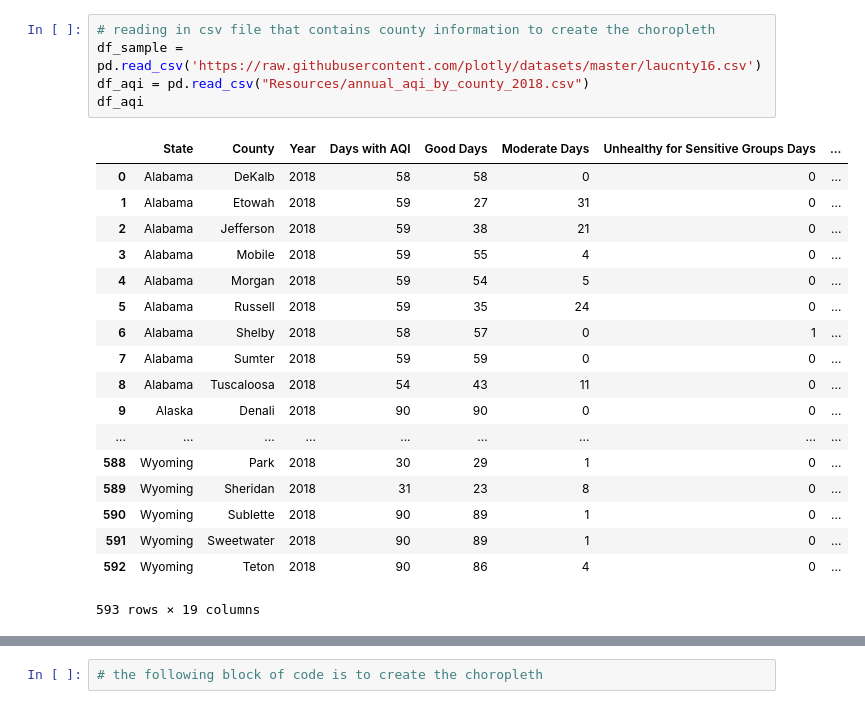
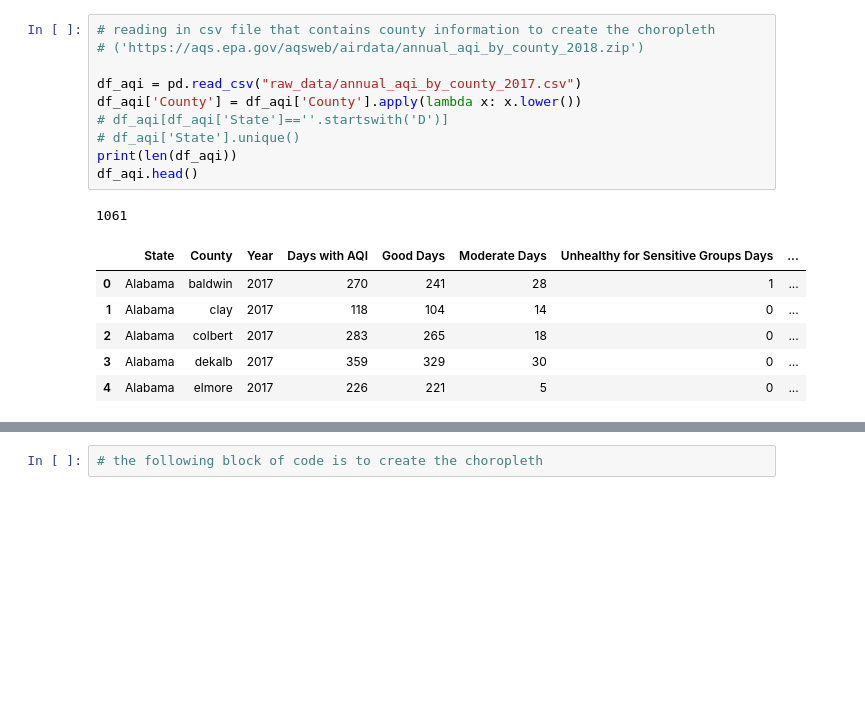
Before and after one commit to alyssflynn/project-1, a Jupyter notebook: Data_exploration_choropleths.ipynb, the cells around one changed output, grey strips where cells are left out. Saved outputs shown, nothing was run; the diff lists cells and outputs as text; blank space fills up the shorter version.

```diff
--- a/Data_exploration_choropleths.ipynb
+++ b/Data_exploration_choropleths.ipynb
@@ -11,24 +73,18 @@ plotly.tools.set_credentials_file(username='michaelgarza', api_key='Dqqcuh2voaSq
 # %%
 # reading in csv file that contains county information to create the choropleth
-df_sample = pd.read_csv('https://raw.githubusercontent.com/plotly/datasets/master/laucnty16.csv')
-df_aqi = pd.read_csv("Resources/annual_aqi_by_county_2018.csv")
-df_aqi
+# ('https://aqs.epa.gov/aqsweb/airdata/annual_aqi_by_county_2018.zip')
+
+df_aqi = pd.read_csv("raw_data/annual_aqi_by_county_2017.csv")
+df_aqi['County'] = df_aqi['County'].apply(lambda x: x.lower())
+# df_aqi[df_aqi['State']==''.startswith('D')]
+# df_aqi['State'].unique()
+print(len(df_aqi))
+df_aqi.head()
 # %% [output]
+1061
 |  | State | County | Year | Days with AQI | Good Days | Moderate Days | Unhealthy for Sensitive Groups Days | ... |
-| 0 | Alabama | DeKalb | 2018 | 58 | 58 | 0 | 0 | ... |
-| 1 | Alabama | Etowah | 2018 | 59 | 27 | 31 | 0 | ... |
-| 2 | Alabama | Jefferson | 2018 | 59 | 38 | 21 | 0 | ... |
-| 3 | Alabama | Mobile | 2018 | 59 | 55 | 4 | 0 | ... |
-| 4 | Alabama | Morgan | 2018 | 59 | 54 | 5 | 0 | ... |
-| 5 | Alabama | Russell | 2018 | 59 | 35 | 24 | 0 | ... |
-| 6 | Alabama | Shelby | 2018 | 58 | 57 | 0 | 1 | ... |
-| 7 | Alabama | Sumter | 2018 | 59 | 59 | 0 | 0 | ... |
-| 8 | Alabama | Tuscaloosa | 2018 | 54 | 43 | 11 | 0 | ... |
-| 9 | Alaska | Denali | 2018 | 90 | 90 | 0 | 0 | ... |
-| ... | ... | ... | ... | ... | ... | ... | ... | ... |
-| 588 | Wyoming | Park | 2018 | 30 | 29 | 1 | 0 | ... |
-| 589 | Wyoming | Sheridan | 2018 | 31 | 23 | 8 | 0 | ... |
-| 590 | Wyoming | Sublette | 2018 | 90 | 89 | 1 | 0 | ... |
-| 591 | Wyoming | Sweetwater | 2018 | 90 | 89 | 1 | 0 | ... |
-| 592 | Wyoming | Teton | 2018 | 90 | 86 | 4 | 0 | ... |
+| 0 | Alabama | baldwin | 2017 | 270 | 241 | 28 | 1 | ... |
+| 1 | Alabama | clay | 2017 | 118 | 104 | 14 | 0 | ... |
+| 2 | Alabama | colbert | 2017 | 283 | 265 | 18 | 0 | ... |
+| 3 | Alabama | dekalb | 2017 | 359 | 329 | 30 | 0 | ... |
+| 4 | Alabama | elmore | 2017 | 226 | 221 | 5 | 0 | ... |
-593 rows × 19 columns
```
Also changed, not shown: parts of 8 cells of this notebook.
